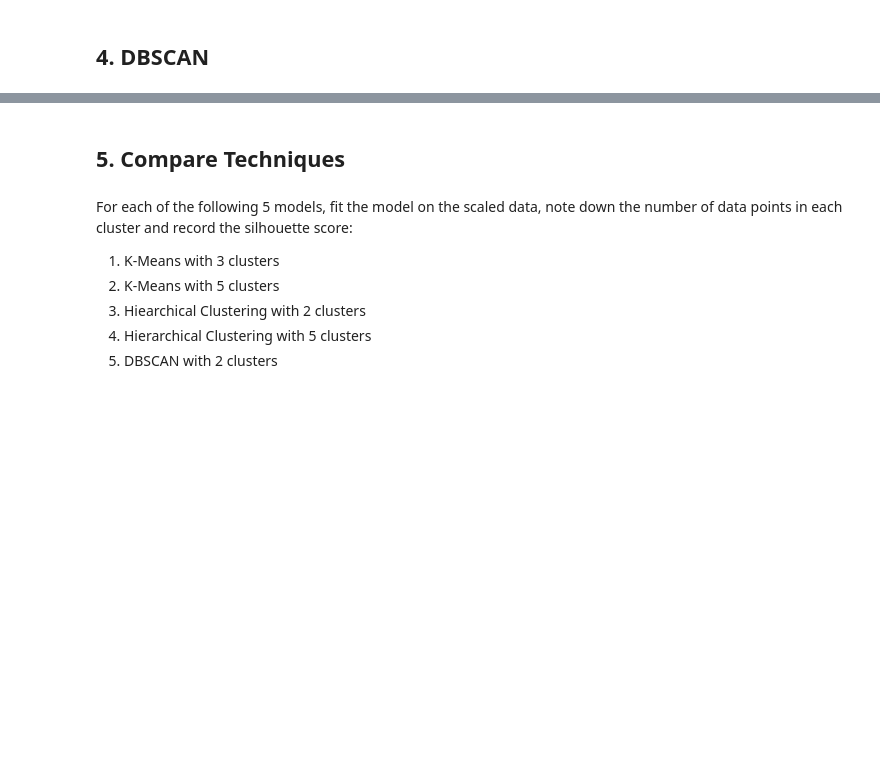
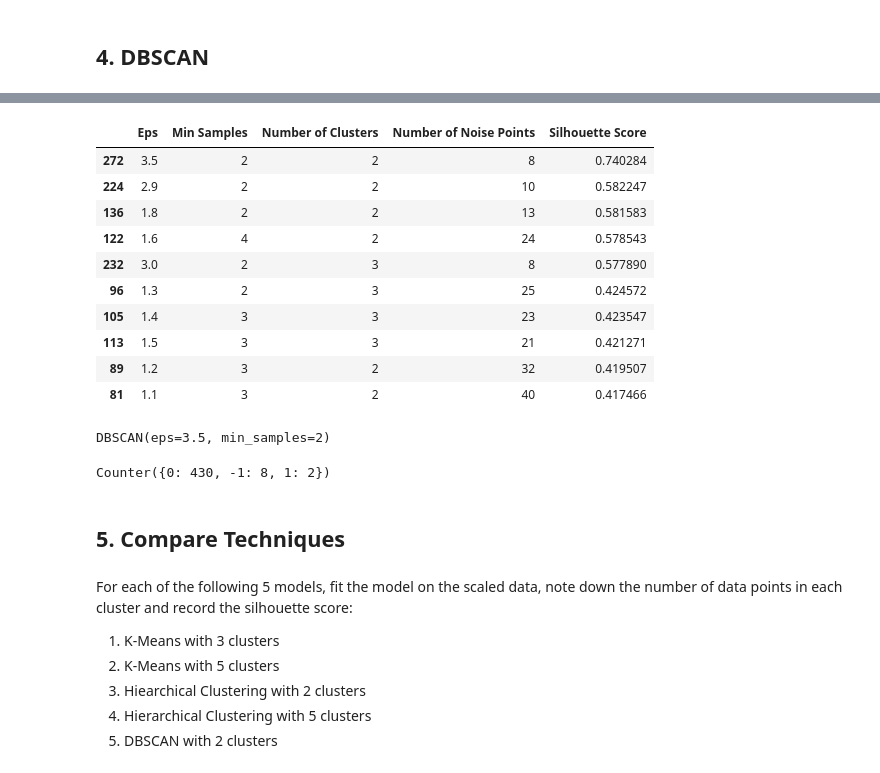
Before and after one commit to Camiloesp/PythonDataScience_UnsupervisedML, a Jupyter notebook: Course Assignment Notebooks/section05_clustering_project.ipynb, the cells around one changed output, grey strips where cells are left out. Cells and saved outputs as stored; diff of their text form; code cells hidden in the pictures; blank space fills up the shorter version.

```diff
--- a/Course Assignment Notebooks/section05_clustering_project.ipynb
+++ b/Course Assignment Notebooks/section05_clustering_project.ipynb
@@ -328,5 +474,30 @@ for n in range(2,21):
+# %%
+(dbscan_results2.sort_values(by='Silhouette Score', ascending=False)
+                 .groupby('Silhouette Score')
+                 .head(1)).head(10)
+# %% [output]
+|  | Eps | Min Samples | Number of Clusters | Number of Noise Points | Silhouette Score |
+| 272 | 3.5 | 2 | 2 | 8 | 0.740284 |
+| 224 | 2.9 | 2 | 2 | 10 | 0.582247 |
+| 136 | 1.8 | 2 | 2 | 13 | 0.581583 |
+| 122 | 1.6 | 4 | 2 | 24 | 0.578543 |
+| 232 | 3.0 | 2 | 3 | 8 | 0.577890 |
+| 96 | 1.3 | 2 | 3 | 25 | 0.424572 |
+| 105 | 1.4 | 3 | 3 | 23 | 0.423547 |
+| 113 | 1.5 | 3 | 3 | 21 | 0.421271 |
+| 89 | 1.2 | 3 | 2 | 32 | 0.419507 |
+| 81 | 1.1 | 3 | 2 | 40 | 0.417466 |
 # %%
 # f. Fit a DBSCAN model on the scaled data set with the best eps + min_samples values and view the number of data points in each cluster
+dbscan2 = DBSCAN(eps=3.5, min_samples=2)
+dbscan2.fit(data_scaled)
+# %% [output]
+DBSCAN(eps=3.5, min_samples=2)
+# %%
+# number of data points in each cluster
+Counter(dbscan2.labels_)
+# %% [output]
+Counter({0: 430, -1: 8, 1: 2})
 # %% [markdown]
 ## 5. Compare Techniques
 # %% [markdown]
```
Also changed, not shown: parts of 8 cells of this notebook.
